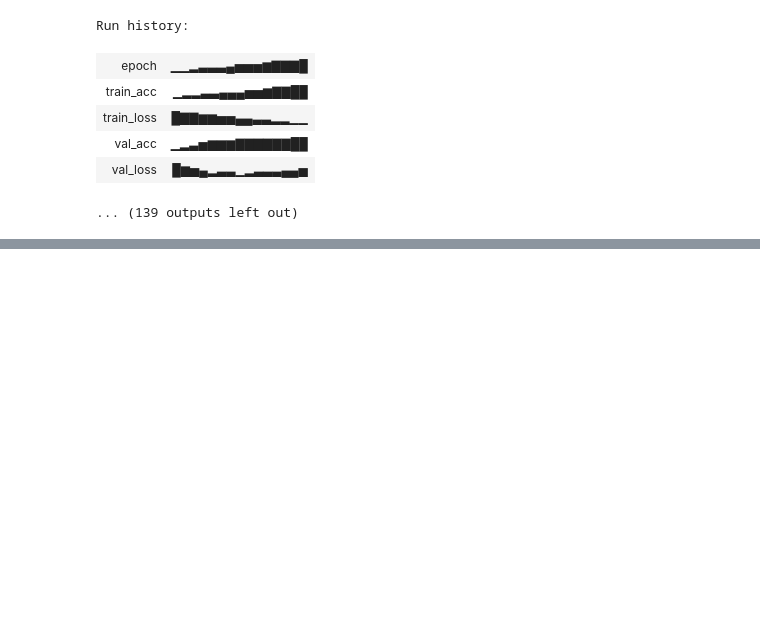
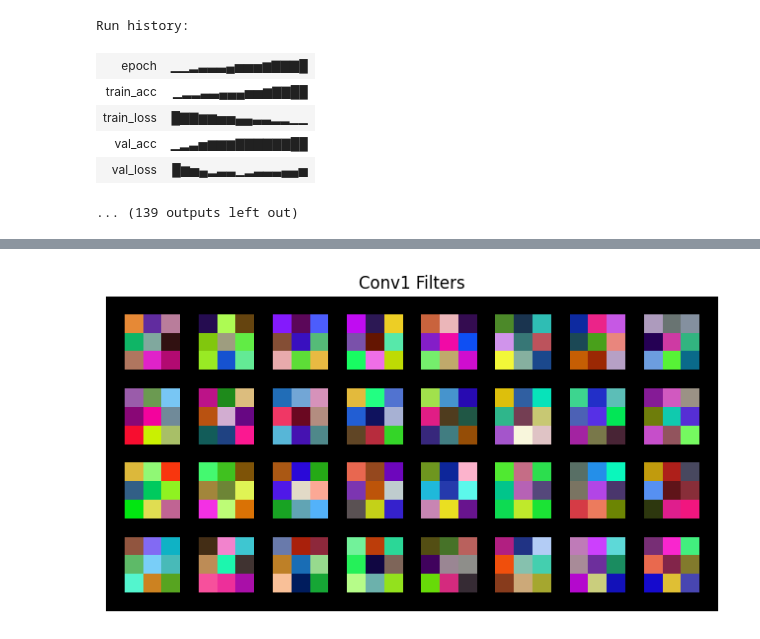
Before and after one commit to viinod9/DA6401_MA23M026_A2, a Jupyter notebook: Part A/MA23M026_A2_PartA.ipynb, the cells around one changed output, grey strips where cells are left out. Drawn from its saved outputs; the diff is of its cells as text; code cells hidden in the pictures; blank space fills up the shorter version.

```diff
--- a/Part A/MA23M026_A2_PartA.ipynb
+++ b/Part A/MA23M026_A2_PartA.ipynb
@@ -626,0 +894,14 @@ Run history:
+# %%
+def visualize_first_layer_filters(model):
+    filters = model.conv_layers[0][0].weight.data.clone()
+    filters = (filters - filters.min()) / (filters.max() - filters.min())  # Normalize
+    grid = make_grid(filters, nrow=8, normalize=True, padding=1)
+    plt.figure(figsize=(8, 8))
+    plt.title("Conv1 Filters")
+    plt.imshow(grid.permute(1, 2, 0).cpu())
+    plt.axis('off')
+    plt.show()
+
+visualize_first_layer_filters(best_model)
+# %% [output]
+[figure, added]
```
Also changed, not shown: parts of 12 cells of this notebook.
